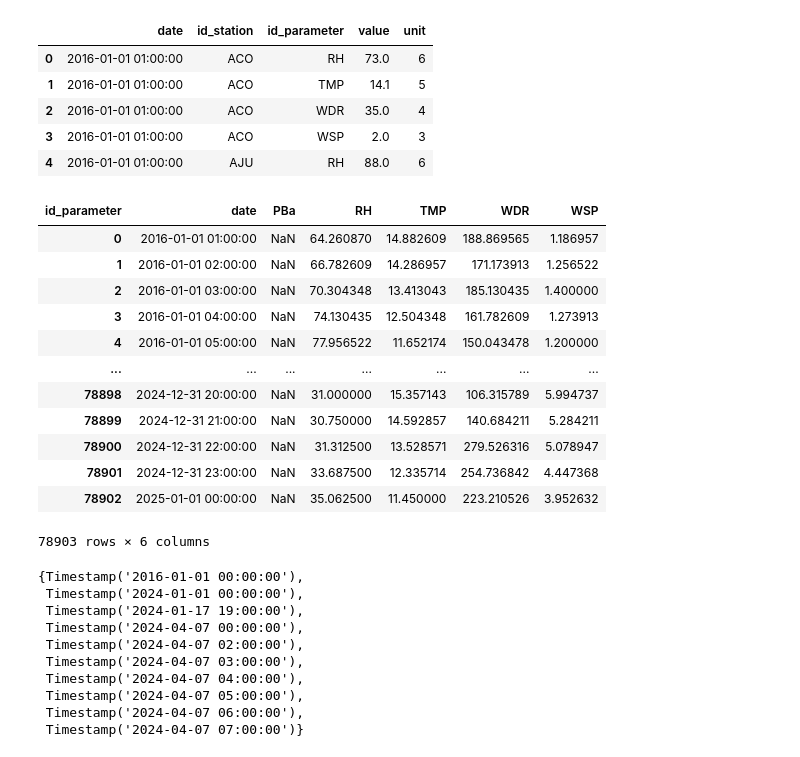
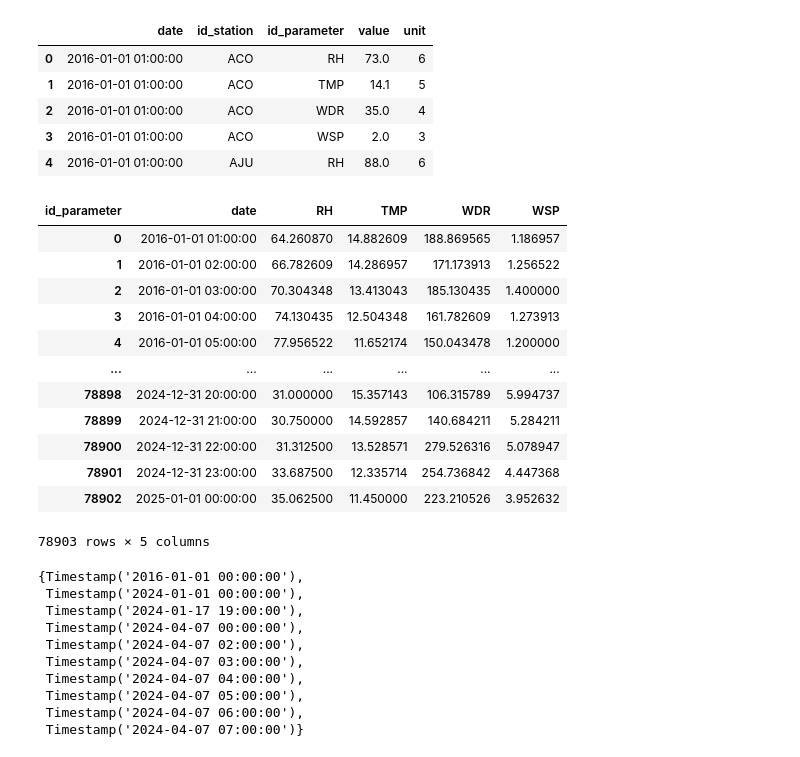
Before and after one commit to guillermoArr/HoyNoCircula, a Jupyter notebook: Codigo/data_processing.ipynb, the cells around one changed output. Cells and saved outputs as stored; diff of their text form; code cells hidden in the pictures.

```diff
--- a/Codigo/data_processing.ipynb
+++ b/Codigo/data_processing.ipynb
@@ -198,22 +198,22 @@ m_df.head()
 m_data = m_df.groupby(["date","id_parameter"])["value"].mean().reset_index()
 # %%
 m_pivoted_df = m_data.pivot(index='date', columns='id_parameter', values='value')
-m_pivoted_df = m_pivoted_df.reset_index()
+m_pivoted_df = m_pivoted_df.drop(columns={"PBa"}).reset_index()
 m_pivoted_df
 # %% [output]
-| id_parameter | date | PBa | RH | TMP | WDR | WSP |
-| 0 | 2016-01-01 01:00:00 | NaN | 64.260870 | 14.882609 | 188.869565 | 1.186957 |
-| 1 | 2016-01-01 02:00:00 | NaN | 66.782609 | 14.286957 | 171.173913 | 1.256522 |
-| 2 | 2016-01-01 03:00:00 | NaN | 70.304348 | 13.413043 | 185.130435 | 1.400000 |
-| 3 | 2016-01-01 04:00:00 | NaN | 74.130435 | 12.504348 | 161.782609 | 1.273913 |
-| 4 | 2016-01-01 05:00:00 | NaN | 77.956522 | 11.652174 | 150.043478 | 1.200000 |
-| ... | ... | ... | ... | ... | ... | ... |
-| 78898 | 2024-12-31 20:00:00 | NaN | 31.000000 | 15.357143 | 106.315789 | 5.994737 |
-| 78899 | 2024-12-31 21:00:00 | NaN | 30.750000 | 14.592857 | 140.684211 | 5.284211 |
-| 78900 | 2024-12-31 22:00:00 | NaN | 31.312500 | 13.528571 | 279.526316 | 5.078947 |
-| 78901 | 2024-12-31 23:00:00 | NaN | 33.687500 | 12.335714 | 254.736842 | 4.447368 |
-| 78902 | 2025-01-01 00:00:00 | NaN | 35.062500 | 11.450000 | 223.210526 | 3.952632 |
+| id_parameter | date | RH | TMP | WDR | WSP |
+| 0 | 2016-01-01 01:00:00 | 64.260870 | 14.882609 | 188.869565 | 1.186957 |
+| 1 | 2016-01-01 02:00:00 | 66.782609 | 14.286957 | 171.173913 | 1.256522 |
+| 2 | 2016-01-01 03:00:00 | 70.304348 | 13.413043 | 185.130435 | 1.400000 |
+| 3 | 2016-01-01 04:00:00 | 74.130435 | 12.504348 | 161.782609 | 1.273913 |
+| 4 | 2016-01-01 05:00:00 | 77.956522 | 11.652174 | 150.043478 | 1.200000 |
+| ... | ... | ... | ... | ... | ... |
+| 78898 | 2024-12-31 20:00:00 | 31.000000 | 15.357143 | 106.315789 | 5.994737 |
+| 78899 | 2024-12-31 21:00:00 | 30.750000 | 14.592857 | 140.684211 | 5.284211 |
+| 78900 | 2024-12-31 22:00:00 | 31.312500 | 13.528571 | 279.526316 | 5.078947 |
+| 78901 | 2024-12-31 23:00:00 | 33.687500 | 12.335714 | 254.736842 | 4.447368 |
+| 78902 | 2025-01-01 00:00:00 | 35.062500 | 11.450000 | 223.210526 | 3.952632 |
-78903 rows × 6 columns
+78903 rows × 5 columns
 # %%
 missing_hours = all_hours - set(m_pivoted_df['date'])
 missing_hours
```
Also changed, not shown: parts of 10 cells of this notebook, 6 other files.
